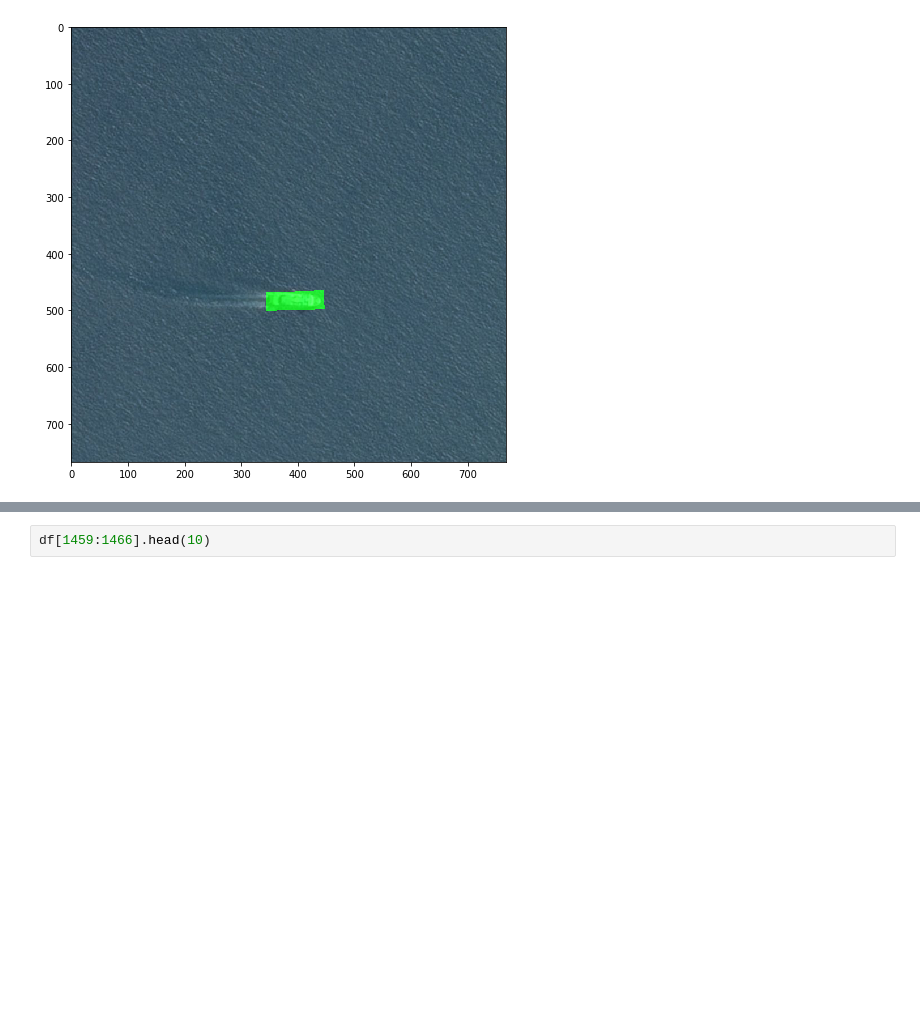
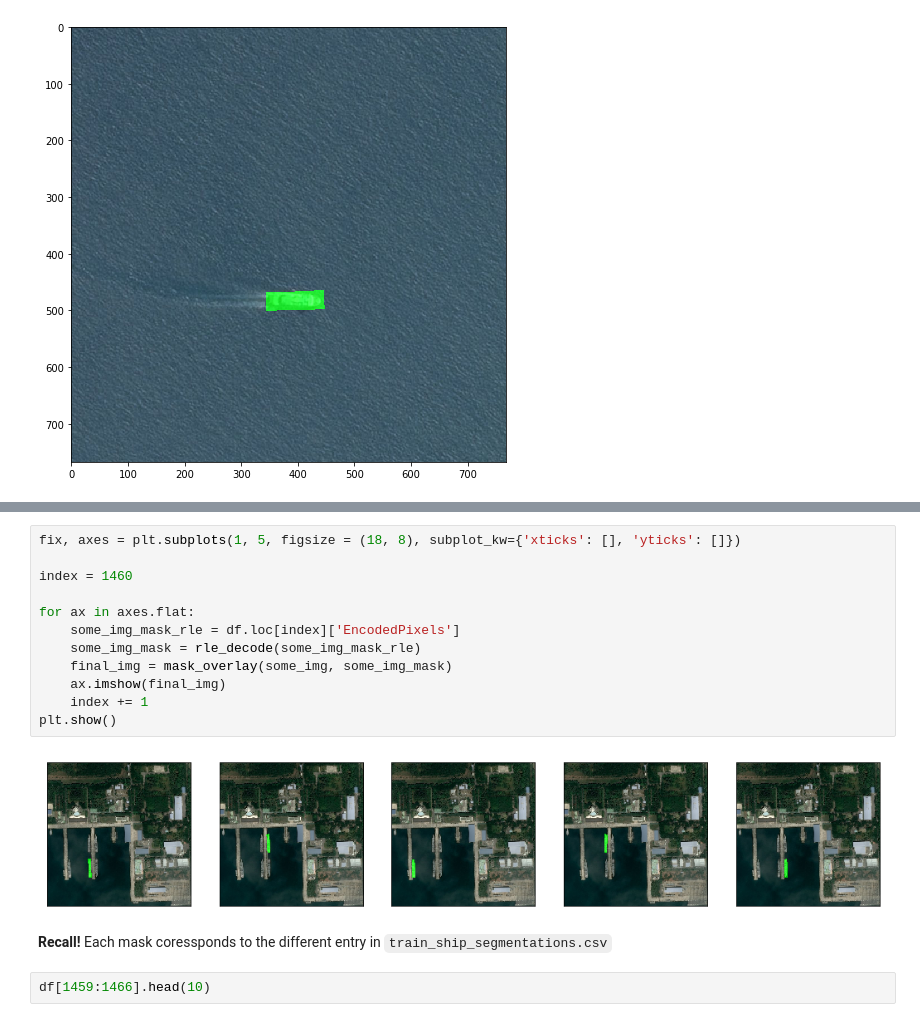
Before and after one commit to FallenApart/temp-for-interview, a Jupyter notebook: airbus-slideshows.ipynb, the cells around one changed output, grey strips where cells are left out. Saved outputs shown, nothing was run; the diff lists cells and outputs as text; blank space fills up the shorter version.

```diff
--- a/airbus-slideshows.ipynb
+++ b/airbus-slideshows.ipynb
@@ -168,3 +161,19 @@ plt.show()
+# %%
+fix, axes = plt.subplots(1, 5, figsize = (18, 8), subplot_kw={'xticks': [], 'yticks': []})
+
+index = 1460
+
+for ax in axes.flat:
+    some_img_mask_rle = df.loc[index]['EncodedPixels']
+    some_img_mask = rle_decode(some_img_mask_rle)
+    final_img = mask_overlay(some_img, some_img_mask)
+    ax.imshow(final_img)
+    index += 1
+plt.show()
+# %% [output]
+[figure, added]
+# %% [markdown]
+**Recall!** Each mask coressponds to the different entry in `train_ship_segmentations.csv`
 # %%
 df[1459:1466].head(10)
 # %% [output]
```
Also changed, not shown: parts of 5 cells of this notebook.
